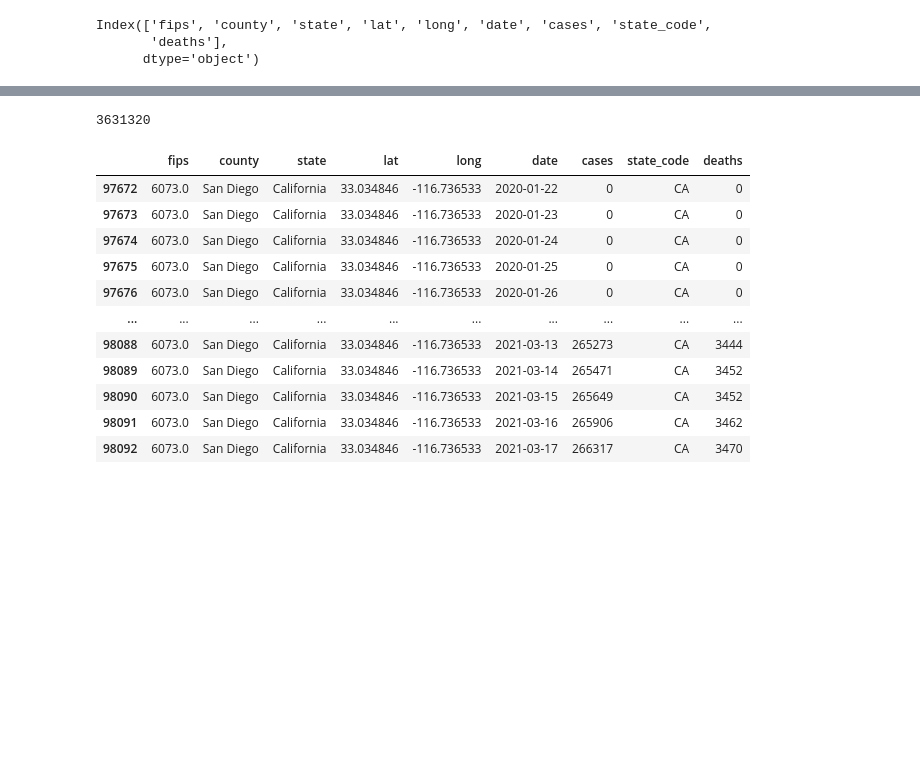
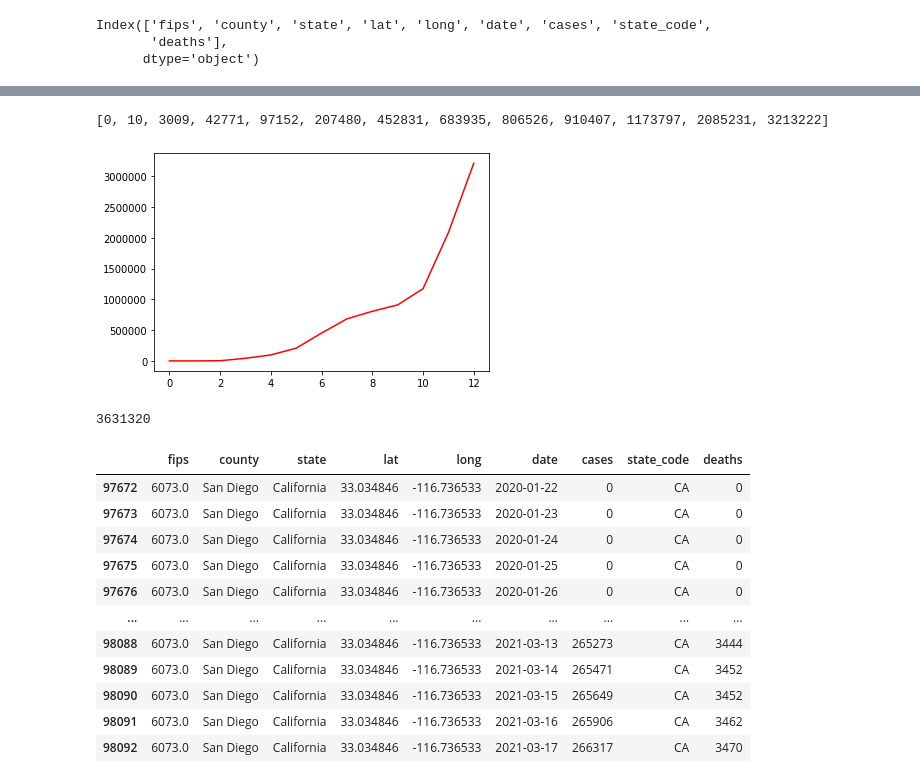
Before and after one commit to kitty-cat-catania/activity-, a Jupyter notebook: covidmap(darren).ipynb, the cells around one changed output, grey strips where cells are left out. Cells and saved outputs as stored; diff of their text form; code cells hidden in the pictures; blank space fills up the shorter version.

Commit message:
building graph

```diff
--- a/covidmap(darren).ipynb
+++ b/covidmap(darren).ipynb
@@ -59,3 +60,6 @@ find_zeros_df
 | 1401929 | 80056.0 | Out of WY | Wyoming | 0.000000 | 0.000000 | 2021-03-17 | 0 | WY | 0 |
 | 1405297 | 90056.0 | Unassigned | Wyoming | 0.000000 | 0.000000 | 2021-03-17 | 0 | WY | 0 |
 98 rows × 9 columns
+# %%
+nozeros_counties_df = us_counties_df.drop(zero_cases_array)
+nozeros_counties_df
@@ -138,3 +156,6 @@ clean_recent_counties_df.columns
 Index(['fips', 'county', 'state', 'lat', 'long', 'date', 'cases', 'state_code',
        'deaths'],
       dtype='object')
+# %%
+all_of_cali = nozeros_counties_df.loc[nozeros_counties_df['state'] == 'California']
+all_of_cali
@@ -140,0 +176,64 @@ Index(['fips', 'county', 'state', 'lat', 'long', 'date', 'cases', 'state_code',
+# %%
+statecases = []
+# For Funciton jan = state.loc[state['date'] == '2020-01-25']
+
+jan = all_of_cali.loc[all_of_cali['date'] == '2020-01-25']
+jansum = jan['cases'].sum()
+statecases.append(jansum)
+
+feb = all_of_cali.loc[all_of_cali['date'] == '2020-02-25']
+febsum = feb['cases'].sum()
+statecases.append(febsum)
+
+mar = all_of_cali.loc[all_of_cali['date'] == '2020-03-25']
+marsum = mar['cases'].sum()
+statecases.append(marsum)
+
+apr = all_of_cali.loc[all_of_cali['date'] == '2020-04-25']
+aprsum = apr['cases'].sum()
+statecases.append(aprsum)
+
+may = all_of_cali.loc[all_of_cali['date'] == '2020-05-25']
+maysum = may['cases'].sum()
+statecases.append(maysum)
+
+jun = all_of_cali.loc[all_of_cali['date'] == '2020-06-25']
+junsum = jun['cases'].sum()
+statecases.append(junsum)
+
+jul = all_of_cali.loc[all_of_cali['date'] == '2020-07-25']
+julsum = jul['cases'].sum()
+statecases.append(julsum)
+
+aug = all_of_cali.loc[all_of_cali['date'] == '2020-08-25']
+augsum = aug['cases'].sum()
+statecases.append(augsum)
+
+sep = all_of_cali.loc[all_of_cali['date'] == '2020-09-25']
+sepsum = sep['cases'].sum()
+statecases.append(sepsum)
+
+octo = all_of_cali.loc[all_of_cali['date'] == '2020-10-25']
+octosum = octo['cases'].sum()
+statecases.append(octosum)
+
+nov = all_of_cali.loc[all_of_cali['date'] == '2020-11-25']
+novsum = nov['cases'].sum()
+statecases.append(novsum)
+
+dec = all_of_cali.loc[all_of_cali['date'] == '2020-12-25']
+decsum = dec['cases'].sum()
+statecases.append(decsum)
+
+jan21 = all_of_cali.loc[all_of_cali['date'] == '2021-01-25']
+jan21sum = jan21['cases'].sum()
+statecases.append(jan21sum)
+
+print(statecases)
+# %% [output]
+[0, 10, 3009, 42771, 97152, 207480, 452831, 683935, 806526, 910407, 1173797, 2085231, 3213222]
+# %%
+time = np.arange(0,13,1)
+california, = plt.plot(time, statecases, color="red", label="California")
+# %% [output]
+[figure, added]
```
Also changed, not shown: parts of 6 cells of this notebook, 3 other files.
